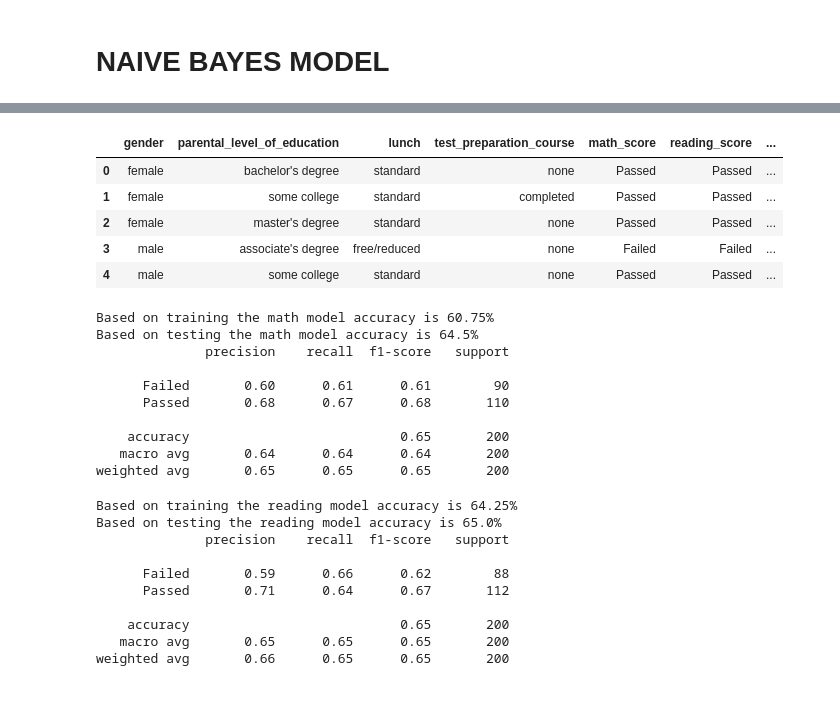
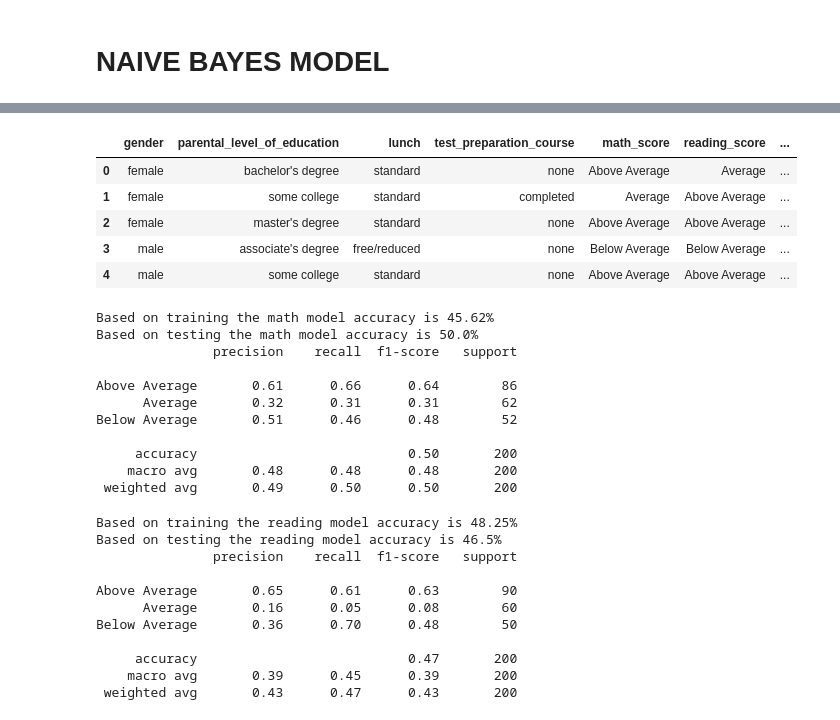
Before and after one commit to Jenloke/naive_bayes, a Jupyter notebook: main.ipynb, the cells around one changed output, grey strips where cells are left out. Saved outputs shown, nothing was run; the diff lists cells and outputs as text; code cells hidden in the pictures.

```diff
--- a/main.ipynb
+++ b/main.ipynb
@@ -175,0 +164,21 @@ The mean of the writing score column is 68
+# %%
+# For the Naive Bayes to have 3 classes, scores column is divided into three, Above Average, Average, Below Average
+
+math_below_average = math.floor(df['math_score'].quantile(0.3))
+math_above_average = math.floor(df['math_score'].quantile(0.6))
+print('Math Model')
+print(f'Based on the math column the third decile is {math_below_average}')
+print(f'Based on the math column the sixth decile is {math_above_average}')
+
+reading_below_average = math.floor(df['reading_score'].quantile(0.3))
+reading_above_average = math.floor(df['reading_score'].quantile(0.6))
+print('Reading Model')
+print(f'Based on the math column the third decile is {math_below_average}')
+print(f'Based on the math column the sixth decile is {math_above_average}')
+
+
+writing_below_average = math.floor(df['writing_score'].quantile(0.3))
+writing_above_average = math.floor(df['writing_score'].quantile(0.6))
+print('Writing Model')
+print(f'Based on the math column the third decile is {writing_below_average}')
+print(f'Based on the math column the sixth decile is {writing_above_average}')
@@ -176,17 +195,17 @@ The mean of the writing score column is 68
 # %%
 # Changing the score columns to be either just Passed or Failed based on their scores
 
-df['math_score'] = df['math_score'].apply(lambda x: 'Passed' if x >= math_score_mean else 'Failed')
-df['reading_score'] = df['reading_score'].apply(lambda x: 'Passed' if x >= reading_score_mean else 'Failed')
-df['writing_score'] = df['writing_score'].apply(lambda x: 'Passed' if x >= writing_score_mean else 'Failed')
+df['math_score'] = df['math_score'].apply(lambda x: 'Above Average' if x >= math_above_average else 'Average' if x >= math_below_average else 'Below Average')
+df['reading_score'] = df['reading_score'].apply(lambda x: 'Above Average' if x >= reading_above_average else 'Average' if x >= reading_below_average else 'Below Average')
+df['writing_score'] = df['writing_score'].apply(lambda x: 'Above Average' if x >= writing_above_average else 'Average' if x >= writing_below_average else 'Below Average')
 df.head()
 # %% [output]
 |  | gender | parental_level_of_education | lunch | test_preparation_course | math_score | reading_score | ... |
-| 0 | female | bachelor's degree | standard | none | Passed | Passed | ... |
-| 1 | female | some college | standard | completed | Passed | Passed | ... |
-| 2 | female | master's degree | standard | none | Passed | Passed | ... |
-| 3 | male | associate's degree | free/reduced | none | Failed | Failed | ... |
-| 4 | male | some college | standard | none | Passed | Passed | ... |
+| 0 | female | bachelor's degree | standard | none | Above Average | Average | ... |
+| 1 | female | some college | standard | completed | Average | Above Average | ... |
+| 2 | female | master's degree | standard | none | Above Average | Above Average | ... |
+| 3 | male | associate's degree | free/reduced | none | Below Average | Below Average | ... |
+| 4 | male | some college | standard | none | Above Average | Above Average | ... |
 # %%
 # Preparationg for Testing
 
@@ -223,16 +242,17 @@ print(f'Based on testing the math model accuracy is {round(math_test_accuracy*10
 math_classification_report = metrics.classification_report(math_y_test, math_test_prediction)
 print(math_classification_report)
 # %% [output]
-Based on training the math model accuracy is 60.75%
-Based on testing the math model accuracy is 64.5%
-              precision    recall  f1-score   support
+Based on training the math model accuracy is 45.62%
+Based on testing the math model accuracy is 50.0%
+               precision    recall  f1-score   support
 
-      Failed       0.60      0.61      0.61        90
-      Passed       0.68      0.67      0.68       110
+Above Average       0.61      0.66      0.64        86
+      Average       0.32      0.31      0.31        62
+Below Average       0.51      0.46      0.48        52
 
-    accuracy                           0.65       200
-   macro avg       0.64      0.64      0.64       200
-weighted avg       0.65      0.65      0.65       200
+     accuracy                           0.50       200
+    macro avg       0.48      0.48      0.48       200
+ weighted avg       0.49      0.50      0.50       200
 # %%
 #READING MODEL
 
@@ -256,16 +276,17 @@ print(f'Based on testing the reading model accuracy is {round(reading_test_accur
 reading_classification_report = metrics.classification_report(reading_y_test, reading_test_prediction)
 print(reading_classification_report)
 # %% [output]
-Based on training the reading model accuracy is 64.25%
-Based on testing the reading model accuracy is 65.0%
-              precision    recall  f1-score   support
+Based on training the reading model accuracy is 48.25%
+Based on testing the reading model accuracy is 46.5%
+               precision    recall  f1-score   support
 
-      Failed       0.59      0.66      0.62        88
-      Passed       0.71      0.64      0.67       112
+Above Average       0.65      0.61      0.63        90
+      Average       0.16      0.05      0.08        60
+Below Average       0.36      0.70      0.48        50
 
-    accuracy                           0.65       200
-   macro avg       0.65      0.65      0.65       200
-weighted avg       0.66      0.65      0.65       200
+     accuracy                           0.47       200
+    macro avg       0.39      0.45      0.39       200
+ weighted avg       0.43      0.47      0.43       200
 # %%
 #WRITING MODEL
 
```
Also changed, not shown: parts of 4 cells of this notebook.
